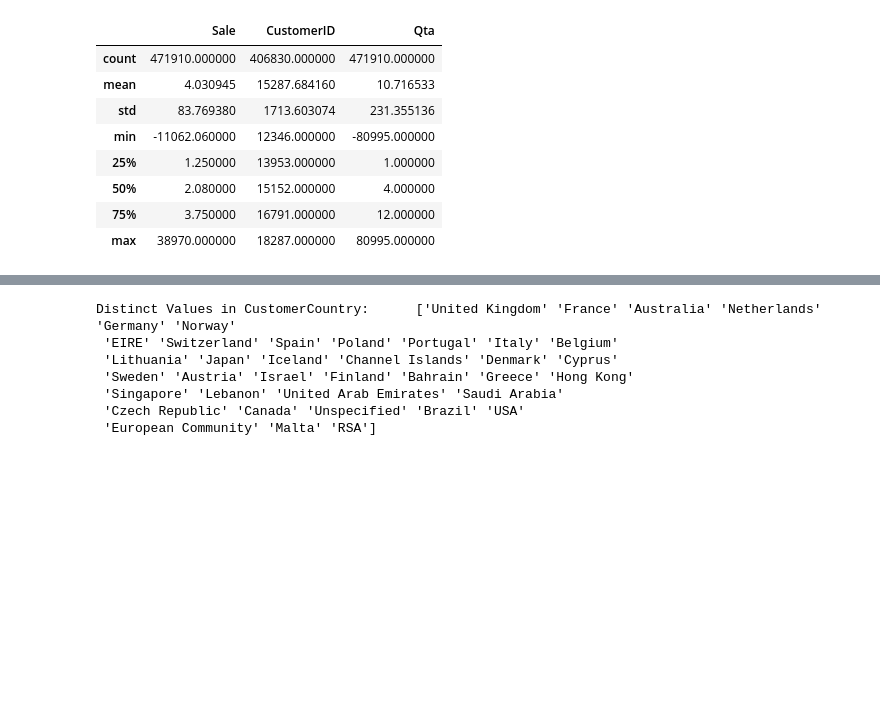
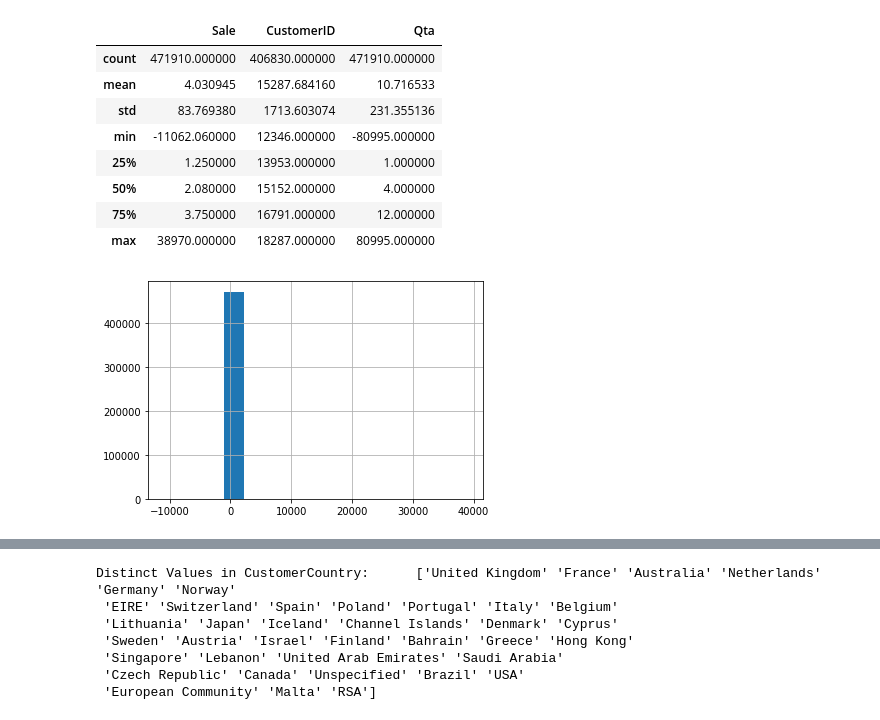
Before and after one commit to michelezoncheddu/data-mining-project, a Jupyter notebook: customers.ipynb, the cells around one changed output, grey strips where cells are left out. Saved outputs shown, nothing was run; the diff lists cells and outputs as text; code cells hidden in the pictures; blank space fills up the shorter version.

```diff
--- a/customers.ipynb
+++ b/customers.ipynb
@@ -92,3 +106,8 @@ df.describe()
 | 50% | 2.080000 | 15152.000000 | 4.000000 |
 | 75% | 3.750000 | 16791.000000 | 12.000000 |
 | max | 38970.000000 | 18287.000000 | 80995.000000 |
+# %%
+df['Sale'].hist(bins=15) # More or less log k + 1 if Gaussian distribution.
+plt.show()
+# %% [output]
+[figure, added]
```
Also changed, not shown: parts of 14 cells of this notebook.
